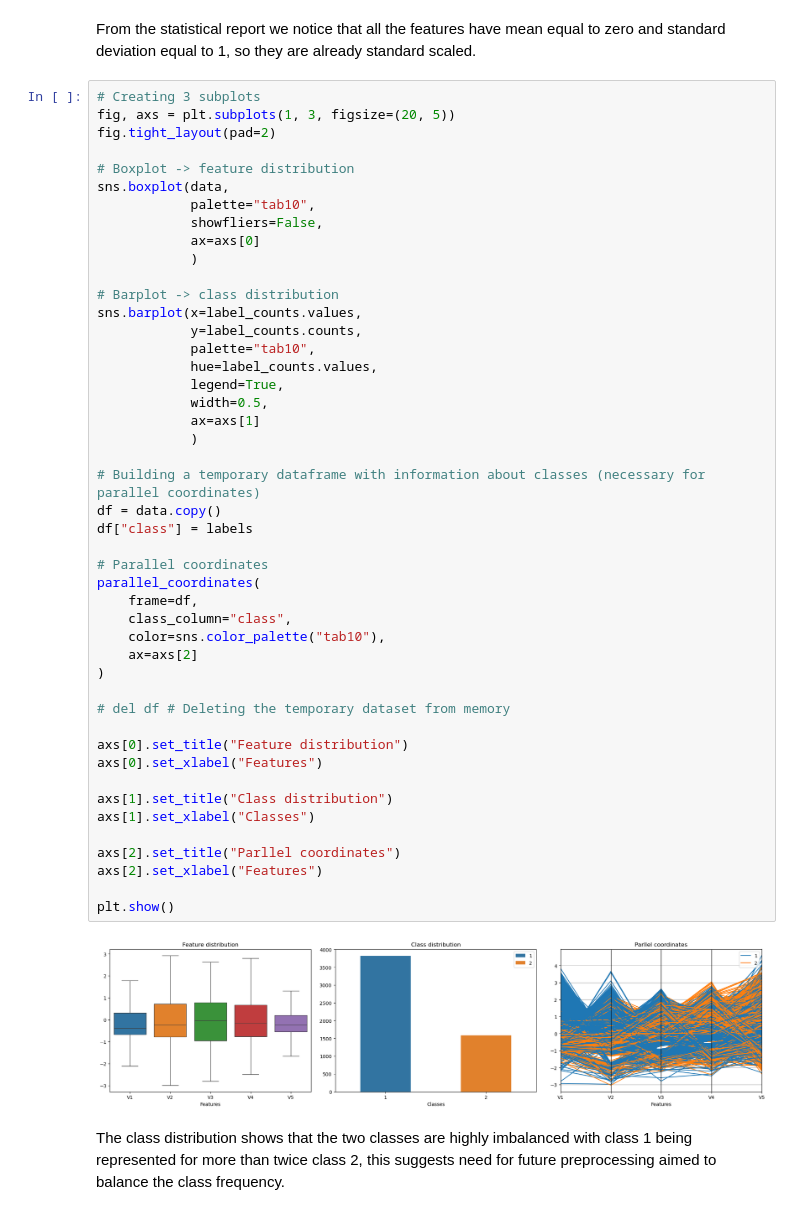
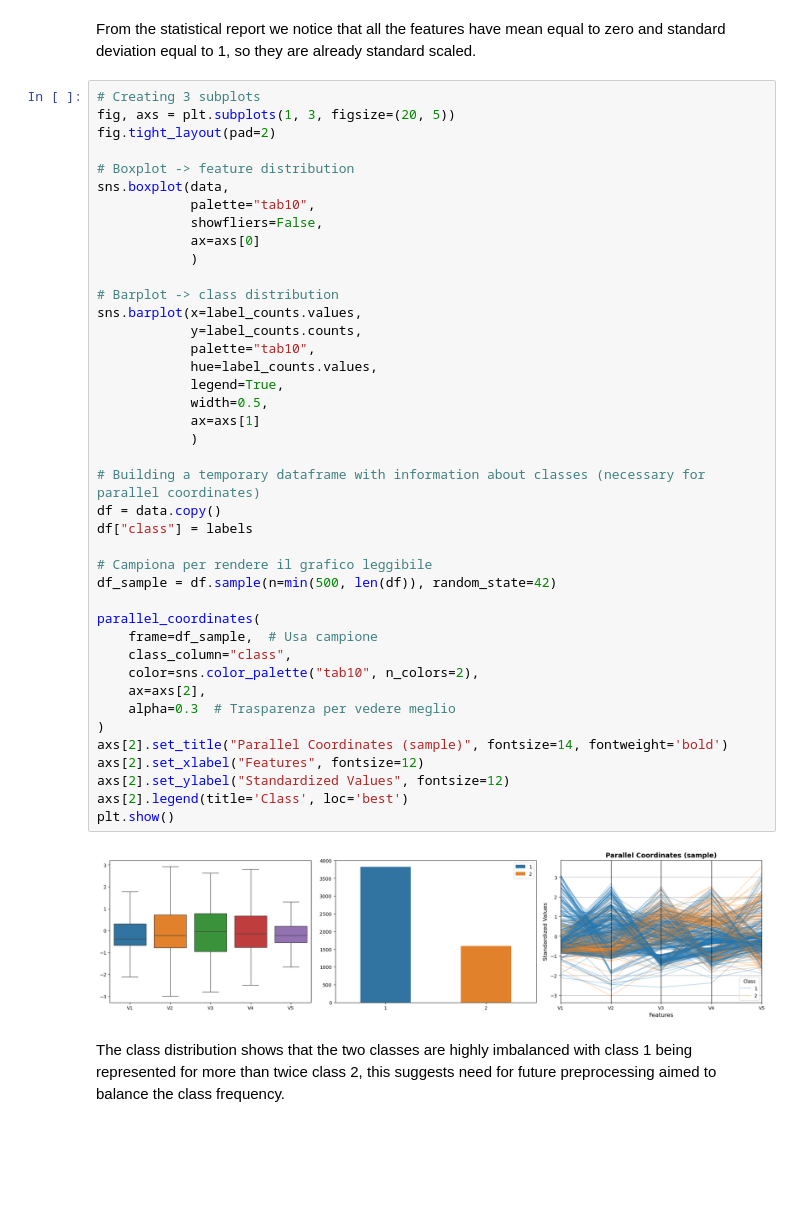
Before and after one commit to fcardia/phoneme_classification, a Jupyter notebook: main.ipynb, the cells around one changed output. Drawn from its saved outputs; the diff is of its cells as text; blank space fills up the shorter version.

```diff
--- a/main.ipynb
+++ b/main.ipynb
@@ -92,49 +93,44 @@ From the statistical report we notice that all the features have mean equal to z
 # Creating 3 subplots
 fig, axs = plt.subplots(1, 3, figsize=(20, 5))
 fig.tight_layout(pad=2)
 
 # Boxplot -> feature distribution
 sns.boxplot(data,
             palette="tab10",
             showfliers=False,
             ax=axs[0]
             )
 
 # Barplot -> class distribution
 sns.barplot(x=label_counts.values,
             y=label_counts.counts,
             palette="tab10",
             hue=label_counts.values,
             legend=True,
             width=0.5,
             ax=axs[1]
 			)
 
 # Building a temporary dataframe with information about classes (necessary for parallel coordinates)
 df = data.copy()
 df["class"] = labels
 
-# Parallel coordinates
+# Campiona per rendere il grafico leggibile
+df_sample = df.sample(n=min(500, len(df)), random_state=42)
+
 parallel_coordinates(
-    frame=df,
+    frame=df_sample,  # Usa campione
     class_column="class",
-    color=sns.color_palette("tab10"),
-    ax=axs[2]
+    color=sns.color_palette("tab10", n_colors=2),
+    ax=axs[2],
+    alpha=0.3  # Trasparenza per vedere meglio
 )
-
-# del df # Deleting the temporary dataset from memory
-
-axs[0].set_title("Feature distribution")
-axs[0].set_xlabel("Features")
-
-axs[1].set_title("Class distribution")
-axs[1].set_xlabel("Classes")
-
-axs[2].set_title("Parllel coordinates")
-axs[2].set_xlabel("Features")
-
+axs[2].set_title("Parallel Coordinates (sample)", fontsize=14, fontweight='bold')
+axs[2].set_xlabel("Features", fontsize=12)
+axs[2].set_ylabel("Standardized Values", fontsize=12)
+axs[2].legend(title='Class', loc='best')
 plt.show()
 # %% [output]
-[figure, old version]
+[figure, new version]
 # %% [markdown]
 The class distribution shows that the two classes are highly imbalanced with class 1 being represented for more than twice class 2, this suggests need for future preprocessing aimed to balance the class frequency.
```
Also changed, not shown: parts of 17 cells of this notebook.
